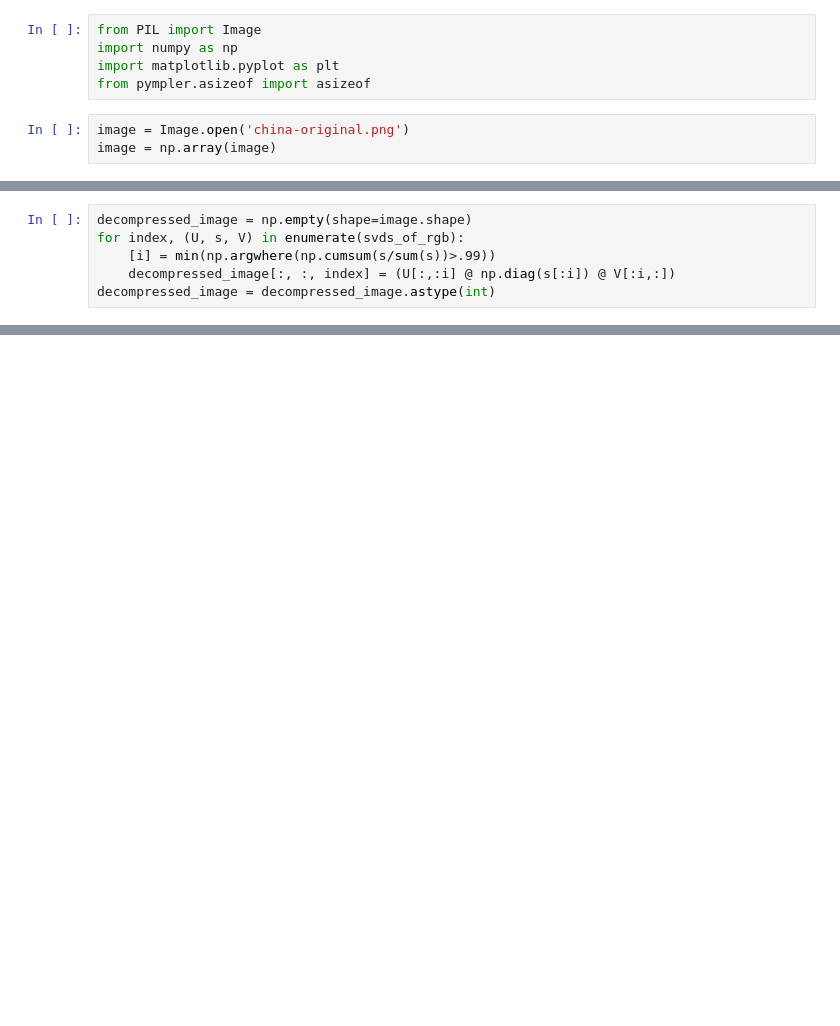
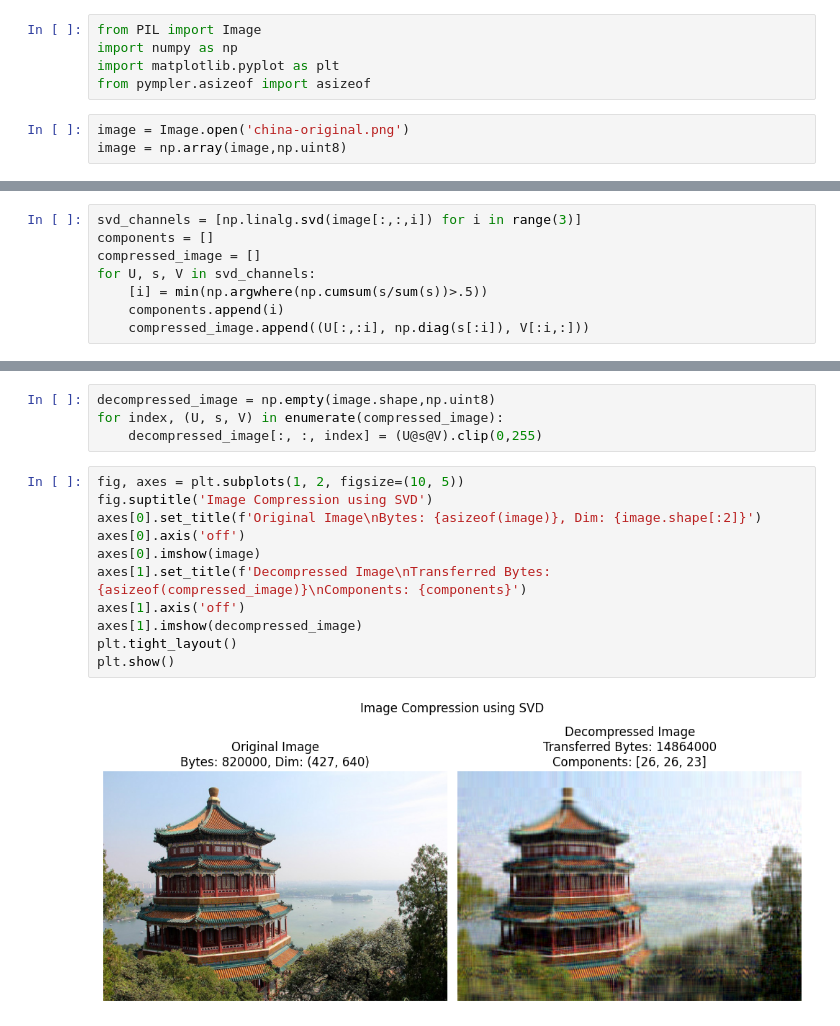
Before and after one commit to York-Citynew/image-compression, a Jupyter notebook: image_compression_svd.ipynb, the cells around one changed output, grey strips where cells are left out. Saved outputs shown, nothing was run; the diff lists cells and outputs as text; blank space fills up the shorter version.

```diff
--- a/image_compression_svd.ipynb
+++ b/image_compression_svd.ipynb
@@ -5,4 +5,4 @@ import matplotlib.pyplot as plt
 from pympler.asizeof import asizeof
 # %%
 image = Image.open('china-original.png')
-image = np.array(image)
+image = np.array(image,np.uint8)
@@ -11,6 +9,8 @@ svds_of_rgb = [np.linalg.svd(image[:,:,i]) for i in range(3)]
 # %%
-decompressed_image = np.empty(shape=image.shape)
-for index, (U, s, V) in enumerate(svds_of_rgb):
-    [i] = min(np.argwhere(np.cumsum(s/sum(s))>.99))
-    decompressed_image[:, :, index] = (U[:,:i] @ np.diag(s[:i]) @ V[:i,:])
-decompressed_image = decompressed_image.astype(int)
+svd_channels = [np.linalg.svd(image[:,:,i]) for i in range(3)]
+components = []
+compressed_image = []
+for U, s, V in svd_channels:
+    [i] = min(np.argwhere(np.cumsum(s/sum(s))>.5))
+    components.append(i)
+    compressed_image.append((U[:,:i], np.diag(s[:i]), V[:i,:]))
@@ -27,0 +17,17 @@ Clipping input data to the valid range for imshow with RGB data ([0..1] for floa
+# %%
+decompressed_image = np.empty(image.shape,np.uint8)
+for index, (U, s, V) in enumerate(compressed_image):
+    decompressed_image[:, :, index] = (U@s@V).clip(0,255)
+# %%
+fig, axes = plt.subplots(1, 2, figsize=(10, 5))
+fig.suptitle('Image Compression using SVD')
+axes[0].set_title(f'Original Image\nBytes: {asizeof(image)}, Dim: {image.shape[:2]}')
+axes[0].axis('off')
+axes[0].imshow(image)
+axes[1].set_title(f'Decompressed Image\nTransferred Bytes: {asizeof(compressed_image)}\nComponents: {components}')
+axes[1].axis('off')
+axes[1].imshow(decompressed_image)
+plt.tight_layout()
+plt.show()
+# %% [output]
+[figure, added]
```
Also changed, not shown: parts of 2 cells of this notebook, 1 other file.
